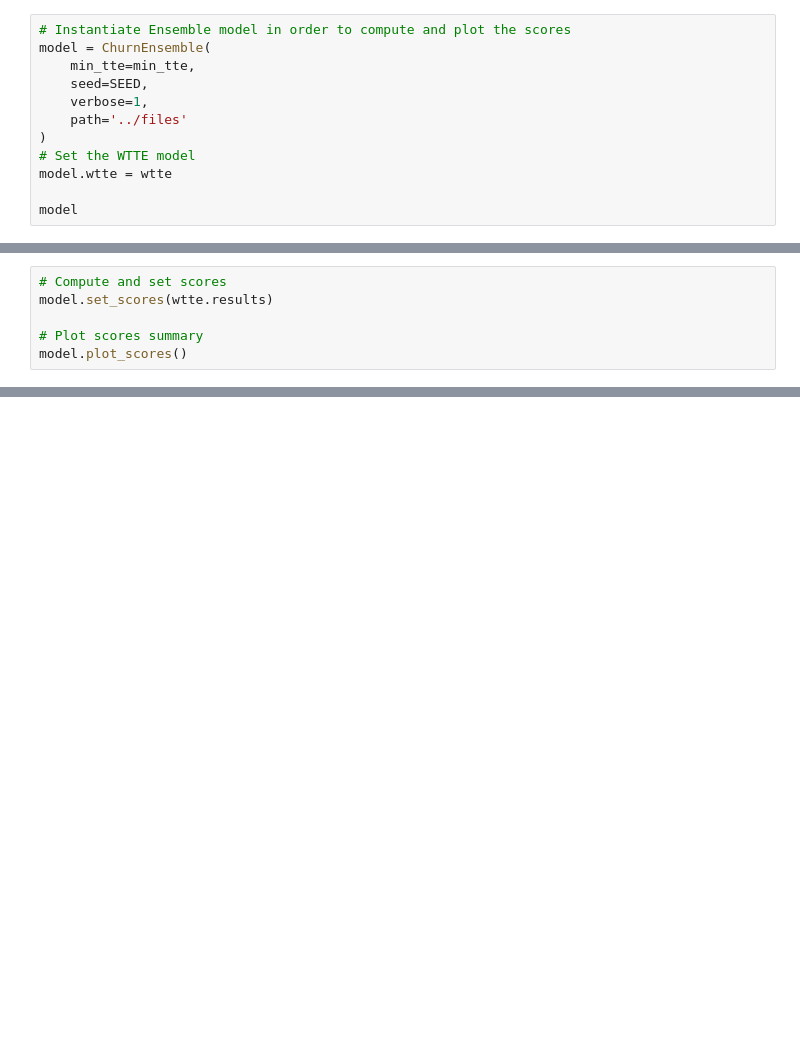
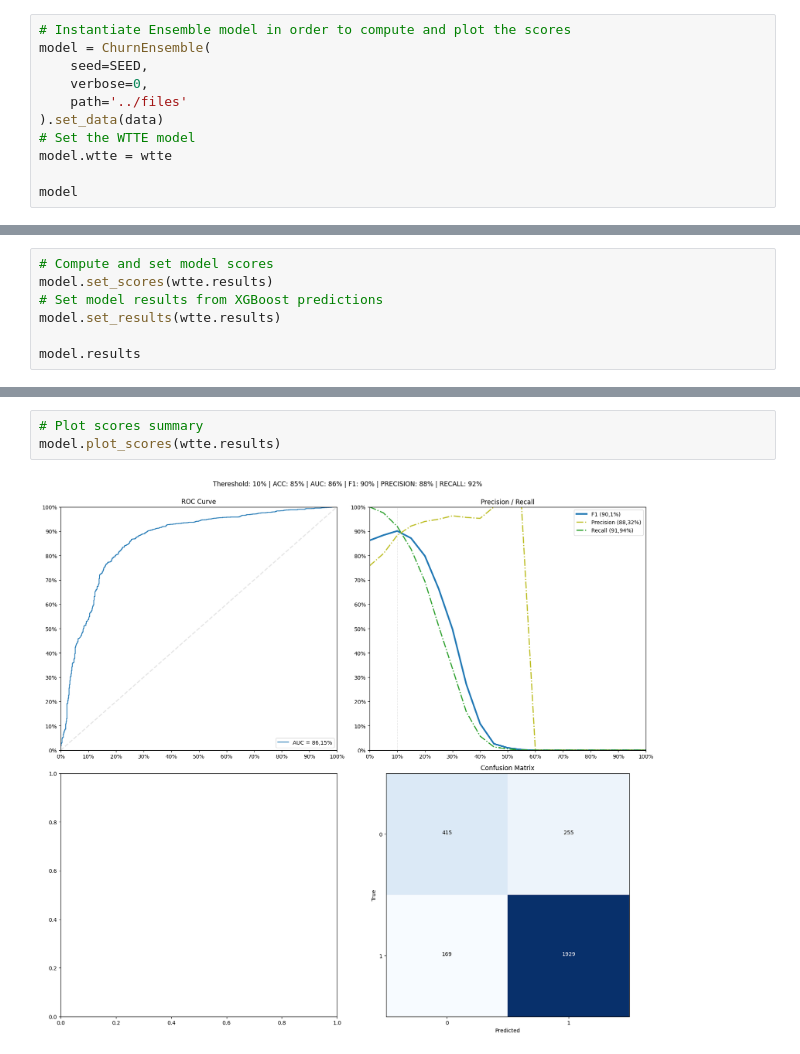
Before and after one commit to luissancho/churn-prediction-model, a Jupyter notebook: notebooks/2-FitWTTE.ipynb, the cells around one changed output, grey strips where cells are left out. Cells and saved outputs as stored; diff of their text form; blank space fills up the shorter version.

```diff
--- a/notebooks/2-FitWTTE.ipynb
+++ b/notebooks/2-FitWTTE.ipynb
@@ -211,11 +378,10 @@ results
 # %%
 # Instantiate Ensemble model in order to compute and plot the scores
 model = ChurnEnsemble(
-    min_tte=min_tte,
     seed=SEED,
-    verbose=1,
+    verbose=0,
     path='../files'
-)
+).set_data(data)
 # Set the WTTE model
 model.wtte = wtte
 
@@ -223,6 +391,7 @@ model
 # %%
-# Compute and set scores
+# Compute and set model scores
 model.set_scores(wtte.results)
+# Set model results from XGBoost predictions
+model.set_results(wtte.results)
 
-# Plot scores summary
-model.plot_scores()
+model.results
@@ -229,2 +412,7 @@ model.plot_scores()
+# %%
+# Plot scores summary
+model.plot_scores(wtte.results)
+# %% [output]
+[figure, added]
 # %%
 # Plot histogram of predicted probabilities for each customer sequence
```
Also changed, not shown: parts of 21 cells of this notebook, 8 other files.
